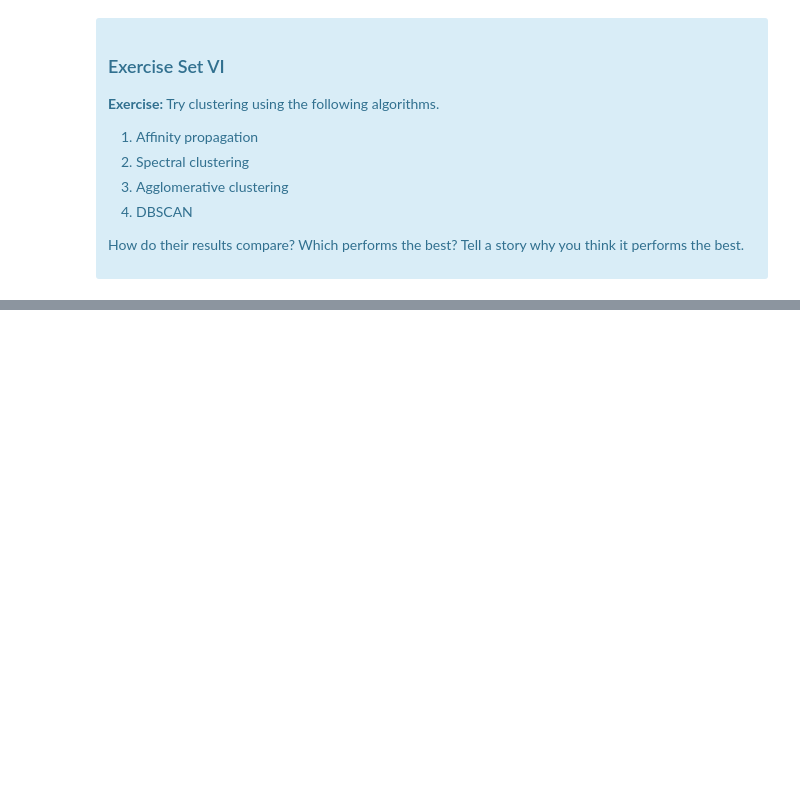
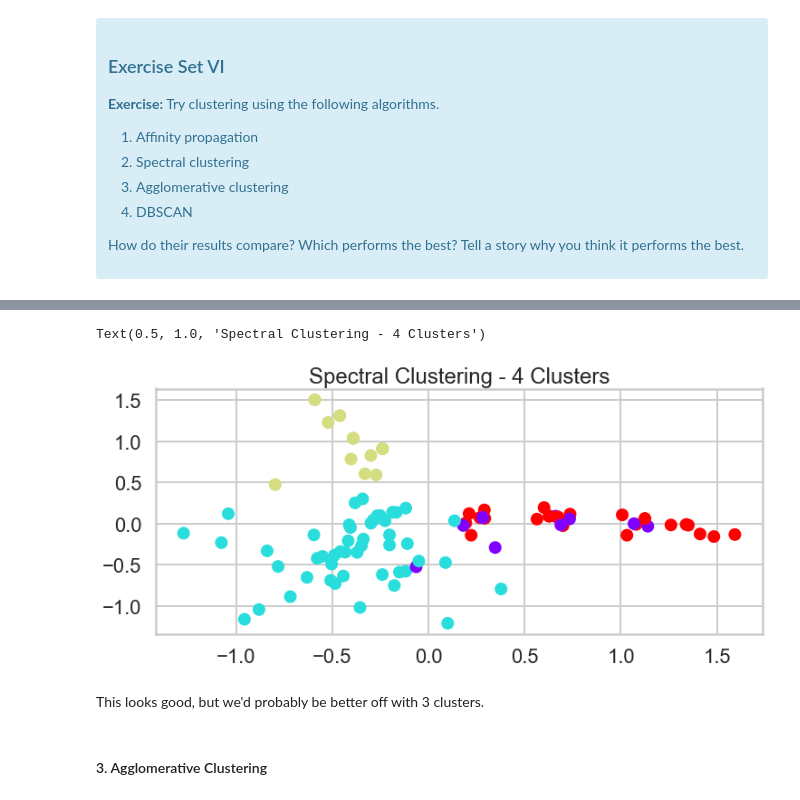
Before and after one commit to ltomczak1/Springboard, a Jupyter notebook: Clustering Case Study - Customer Segmentation with K-Means - Tier 3.ipynb, the cells around one changed output, grey strips where cells are left out. Drawn from its saved outputs; the diff is of its cells as text; code cells hidden in the pictures; blank space fills up the shorter version.

Commit message:
Finished final exercise

```diff
--- a/Clustering Case Study - Customer Segmentation with K-Means - Tier 3.ipynb
+++ b/Clustering Case Study - Customer Segmentation with K-Means - Tier 3.ipynb
@@ -578,0 +598,15 @@ Source: http://scikit-learn.org/stable/modules/clustering.html
+# %%
+#Trying 4 clusters based on exercises above
+sc = SpectralClustering(n_clusters=4, random_state=41)
+sc_res = sc.fit(pivoted)
+# %%
+plt.subplots(figsize=(12, 5))
+plt.scatter(pc1, pc2, c=sc_res.labels_, cmap='rainbow')
+plt.title('Spectral Clustering - 4 Clusters')
+# %% [output]
+Text(0.5, 1.0, 'Spectral Clustering - 4 Clusters')
+[figure, added]
+# %% [markdown]
+This looks good, but we'd probably be better off with 3 clusters.
+# %% [markdown]
+#### 3. Agglomerative Clustering
```
Also changed, not shown: parts of 20 cells of this notebook.
